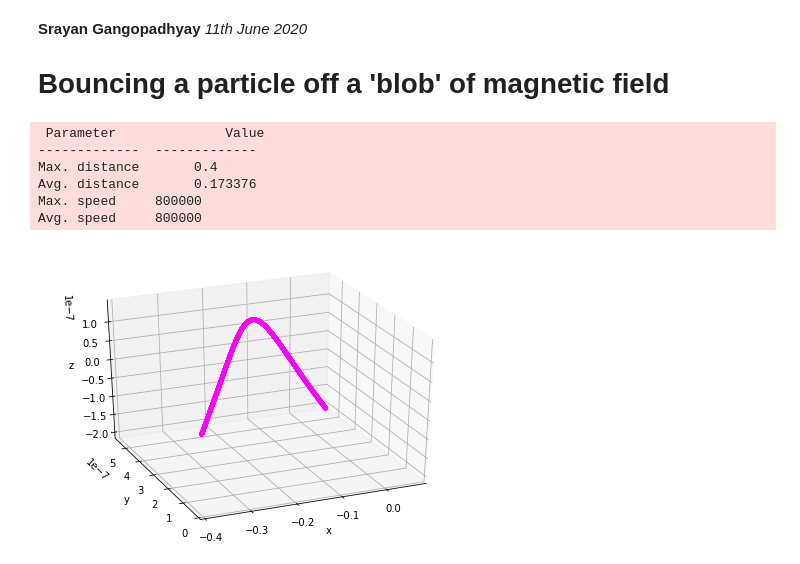
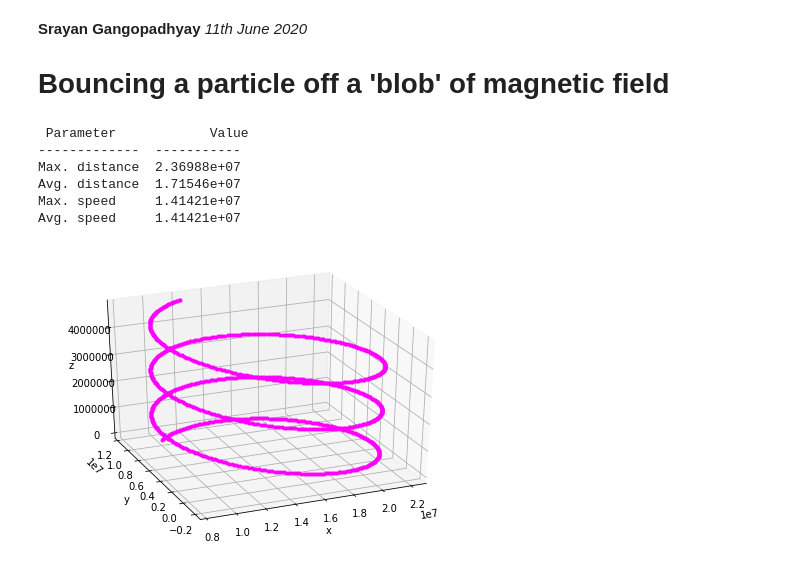
Before and after one commit to sgango/Y1-Project, a Jupyter notebook: ntbks/7_bounce.ipynb, the cells around one changed output. Drawn from its saved outputs; the diff is of its cells as text; code cells hidden in the pictures.

Commit message:
Tweak step size and end point values
 - Looks like it works now!
 - Not quite sure why it wasn't working before
 - No longer getting infinite values
 - Integrates quickly now (within a couple of seconds)

```diff
--- a/ntbks/7_bounce.ipynb
+++ b/ntbks/7_bounce.ipynb
@@ -20,23 +20,20 @@ from datetime import datetime  # timestamp for output files
 from tqdm import tqdm  # progress bar
 
 # PARAMETERS
-r0 = [-0.4, 0, 0]  # initial position
-v0 = [8e5, 1, 1]  # initial velocity
+r0 = [1e7,1e7, 0]  # initial position
+v0 = [1e7, 1e7, 0]  # initial velocity
 q, m = 1.6e-19, 1.67e-27  # charge, mass
-h = 1e-10  # step size
-end = h * 6000  # t-value to stop integration
-size = [1.5,10,10]  # simulation dimensions
-frames = 62  # for animation
+h = 0.01  # step size
+end = 10  # t-value to stop integration
+size = [1e8,1e8,1e8]  # simulation dimensions
+frames = 60  # for animation
 anim = False  # switch animation on/off
 export = False  # switch data dump on/off
 
 def B_field(r):
     """Returns the components of the magnetic
     field, given a 3D position vector."""
-    if -0.35 <= r[0] <= 0.35:
-        return [0.05,0,0]
-    else:
-        return [0,0,0]
+    return [1e-9, 1e-16, 2e-8]
 
 def E_field(r):
     """Returns the components of the electric
@@ -124,37 +121,37 @@ ax = Axes3D(fig)  # set up 3d axes
 
 def animate(i):
     j = 100*i  # to skip frames and change animation speed
     ax.plot3D(r[0, :j], r[1, :j], r[2, :j], '.', color='magenta')
     pbar.update(1)  # increment progress bar
 
 ax.set_xlabel('x')
 ax.set_ylabel('y')
 ax.set_zlabel('z')
 ax.view_init(30, -113)  # change viewing angle
 ax.set_xlim3d(np.amin(r[0]), np.amax(r[0]))  # auto-scale axes
 ax.set_ylim3d(np.amin(r[1]), np.amax(r[1]))
 ax.set_zlim3d(np.amin(r[2]), np.amax(r[2]))
 
 if not anim:
     ax.plot3D(r[0], r[1], r[2], '.', color='magenta')
     plt.show
 else:
     animation = animation.FuncAnimation(fig, animate,  # call the animator
                                         frames=frames, interval=50, blit=False, repeat=False)
     pbar = tqdm(total=frames+1, desc='Animating')  # start progress bar
     display(HTML(animation.to_html5_video()))
     pbar.close()  # close progress bar
 
 print("\n",tabulate([['Max. distance', np.amax(distances)],
                      ['Avg. distance', np.mean(distances)],
                      ['Max. speed', np.amax(speeds)],
                      ['Avg. speed', np.mean(speeds)]],
                     headers=['Parameter', 'Value']))
 # %% [output]
- Parameter              Value
--------------  -------------
-Max. distance       0.4
-Avg. distance       0.173376
-Max. speed     800000
-Avg. speed     800000
+ Parameter            Value
+-------------  -----------
+Max. distance  2.36988e+07
+Avg. distance  1.71546e+07
+Max. speed     1.41421e+07
+Avg. speed     1.41421e+07
-[figure, old version]
+[figure, new version]
```
